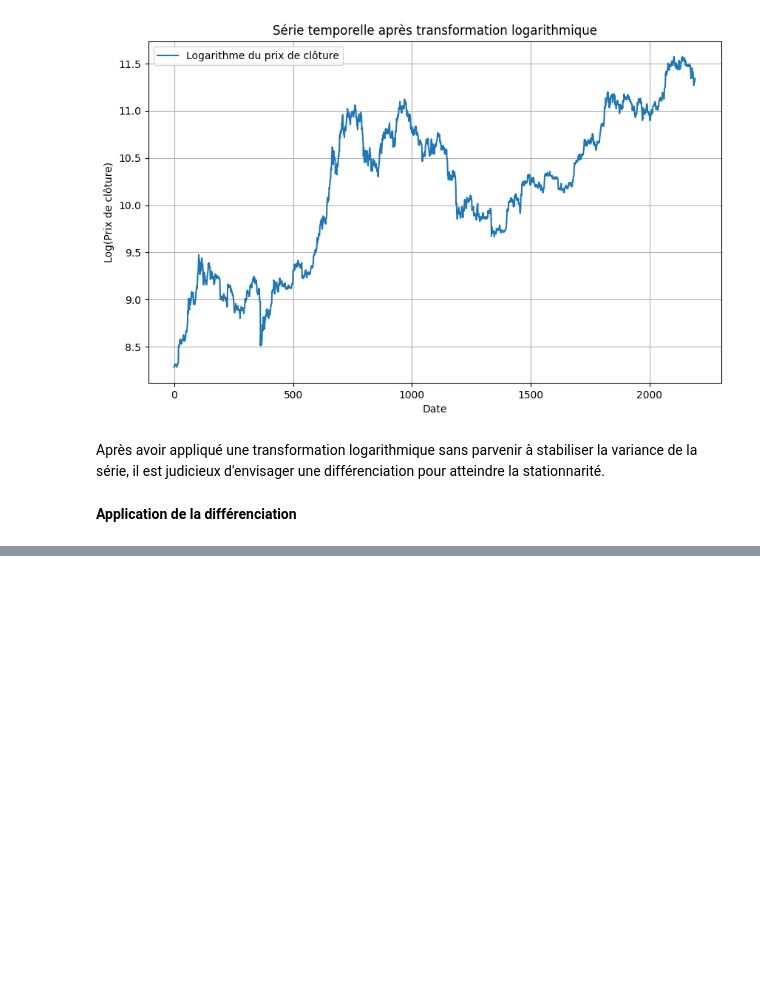
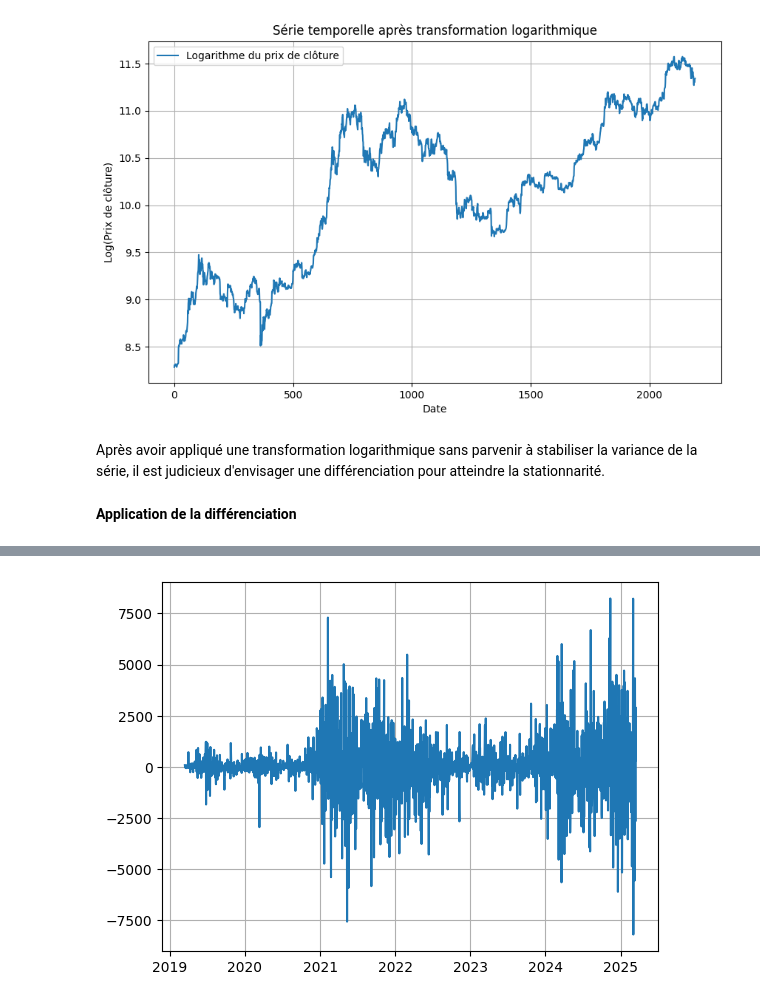
Before and after one commit to hinimdoumorsia/projet_Series_chronologiques, a Jupyter notebook: Preprocessing.ipynb, the cells around one changed output, grey strips where cells are left out. Saved outputs shown, nothing was run; the diff lists cells and outputs as text; code cells hidden in the pictures; blank space fills up the shorter version.

```diff
--- a/Preprocessing.ipynb
+++ b/Preprocessing.ipynb
@@ -501,3 +501,10 @@ $$
 Il est important de noter que la différenciation peut introduire de l'autocorrélation dans la série différenciée. Par conséquent, après avoir différencié une série, il est recommandé de vérifier à nouveau sa stationnarité et d'examiner les autocorrélations pour s'assurer que la série est appropriée pour la modélisation.
 
 En résumé, la différenciation est une méthode clé pour traiter les séries temporelles non stationnaires, en éliminant les tendances et en stabilisant la moyenne, ce qui est essentiel pour une analyse et une modélisation efficaces.
+# %%
+data['Close_diff'] = data['Close'].diff()
+plt.plot(data['Date'], data['Close_diff'], label="la courbe de la serie differencié")
+plt.grid(True)
+plt.show()
+# %% [output]
+[figure, added]
```
Also changed, not shown: parts of 1 cell of this notebook.
